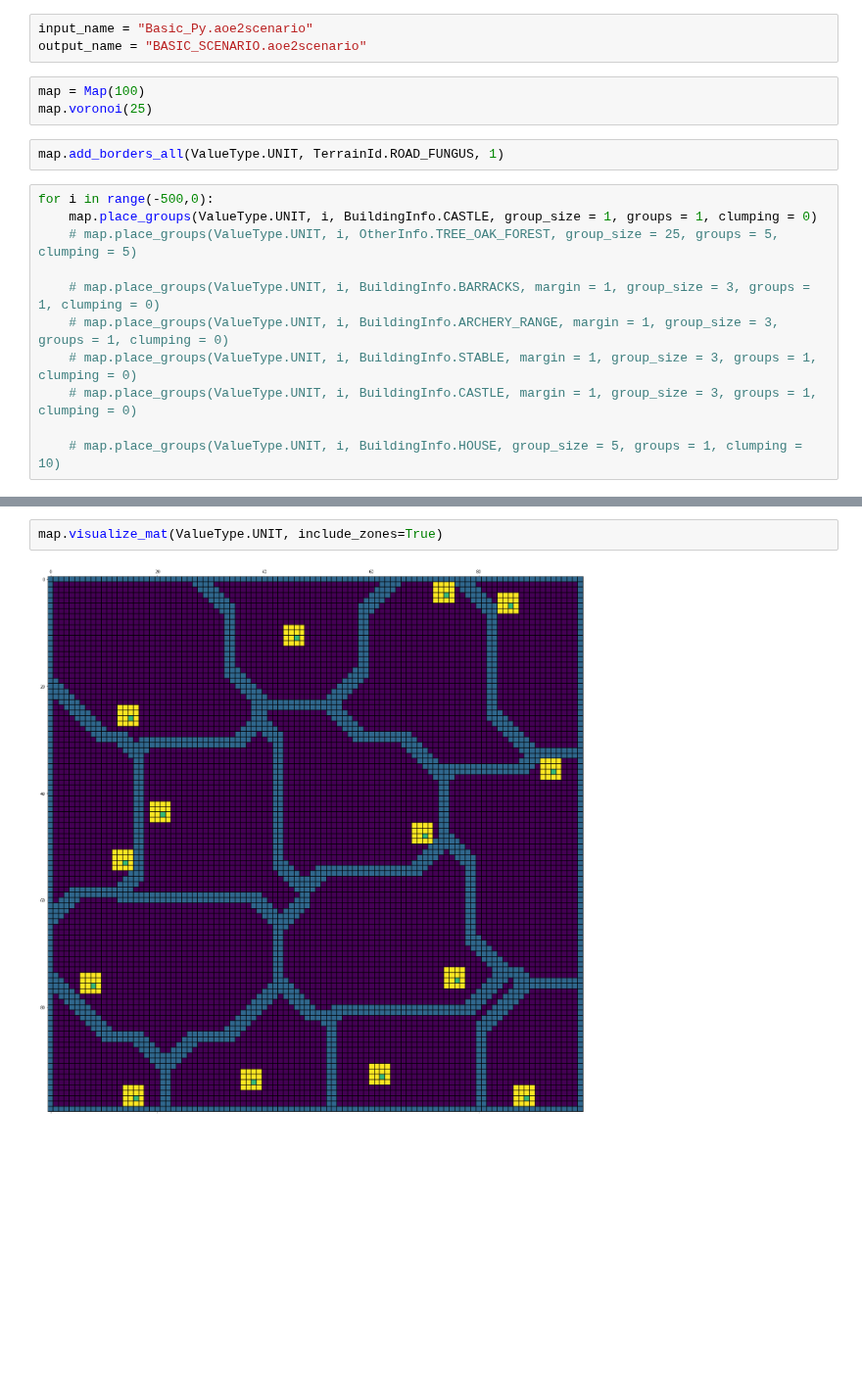
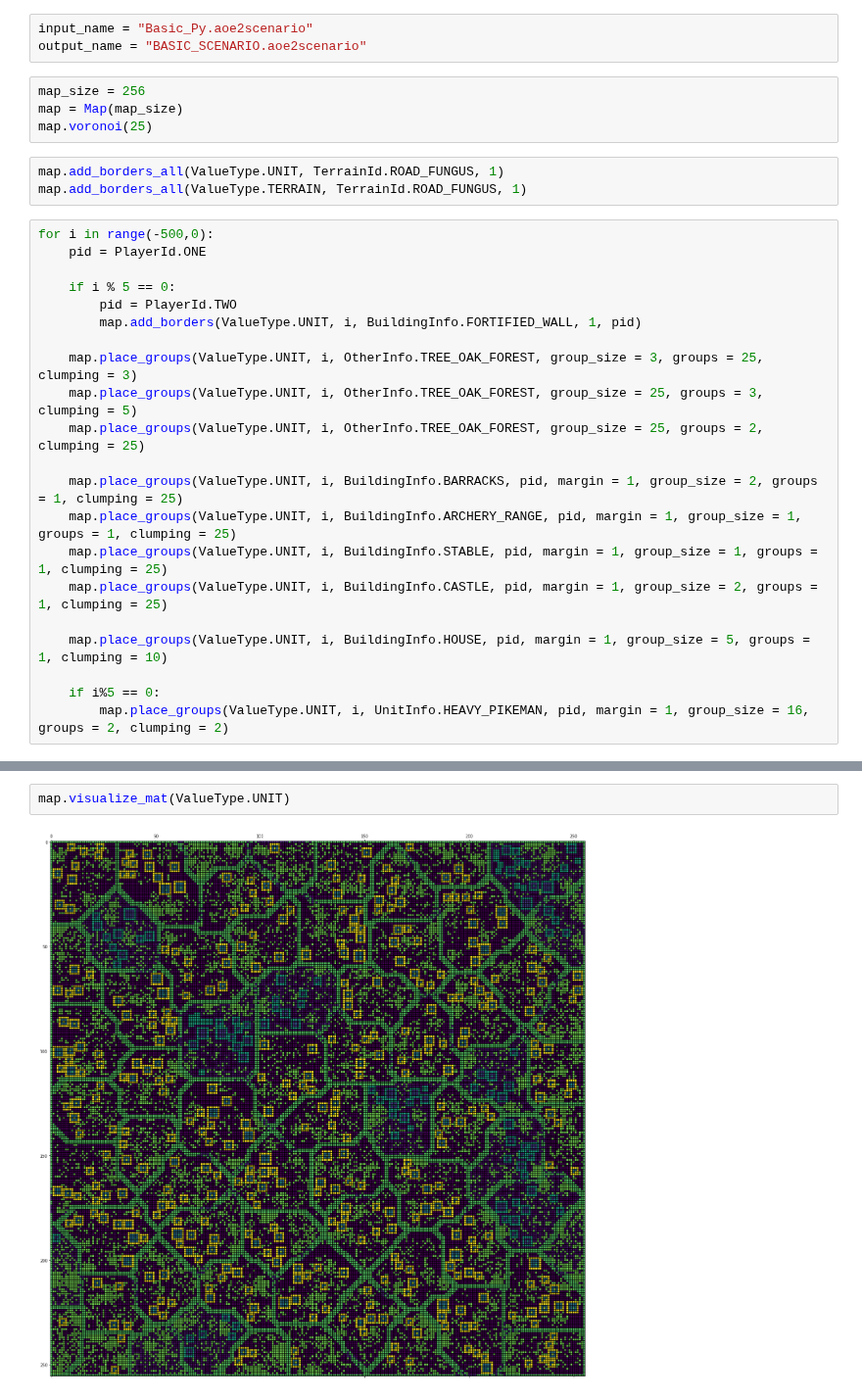
Before and after one commit to QuantumCreation/aoe2mapgenerator, a Jupyter notebook: maingenerator.ipynb, the cells around one changed output, grey strips where cells are left out. Shown at 98% size. Cells and saved outputs as stored; diff of their text form; blank space fills up the shorter version.

```diff
--- a/maingenerator.ipynb
+++ b/maingenerator.ipynb
@@ -11,18 +11,30 @@ from scenario.scenario import Scenario
 input_name = "Basic_Py.aoe2scenario"
 output_name = "BASIC_SCENARIO.aoe2scenario"
 # %%
-map = Map(100)
+map_size = 256
+map = Map(map_size)
 map.voronoi(25)
 # %%
 map.add_borders_all(ValueType.UNIT, TerrainId.ROAD_FUNGUS, 1)
+map.add_borders_all(ValueType.TERRAIN, TerrainId.ROAD_FUNGUS, 1)
 # %%
 for i in range(-500,0):
-    map.place_groups(ValueType.UNIT, i, BuildingInfo.CASTLE, group_size = 1, groups = 1, clumping = 0)
-    # map.place_groups(ValueType.UNIT, i, OtherInfo.TREE_OAK_FOREST, group_size = 25, groups = 5, clumping = 5)
+    pid = PlayerId.ONE
 
-    # map.place_groups(ValueType.UNIT, i, BuildingInfo.BARRACKS, margin = 1, group_size = 3, groups = 1, clumping = 0)
-    # map.place_groups(ValueType.UNIT, i, BuildingInfo.ARCHERY_RANGE, margin = 1, group_size = 3, groups = 1, clumping = 0)
-    # map.place_groups(ValueType.UNIT, i, BuildingInfo.STABLE, margin = 1, group_size = 3, groups = 1, clumping = 0)
-    # map.place_groups(ValueType.UNIT, i, BuildingInfo.CASTLE, margin = 1, group_size = 3, groups = 1, clumping = 0)
+    if i % 5 == 0:
+        pid = PlayerId.TWO
+        map.add_borders(ValueType.UNIT, i, BuildingInfo.FORTIFIED_WALL, 1, pid)
 
-    # map.place_groups(ValueType.UNIT, i, BuildingInfo.HOUSE, group_size = 5, groups = 1, clumping = 10)
+    map.place_groups(ValueType.UNIT, i, OtherInfo.TREE_OAK_FOREST, group_size = 3, groups = 25, clumping = 3)
+    map.place_groups(ValueType.UNIT, i, OtherInfo.TREE_OAK_FOREST, group_size = 25, groups = 3, clumping = 5)
+    map.place_groups(ValueType.UNIT, i, OtherInfo.TREE_OAK_FOREST, group_size = 25, groups = 2, clumping = 25)
+
+    map.place_groups(ValueType.UNIT, i, BuildingInfo.BARRACKS, pid, margin = 1, group_size = 2, groups = 1, clumping = 25)
+    map.place_groups(ValueType.UNIT, i, BuildingInfo.ARCHERY_RANGE, pid, margin = 1, group_size = 1, groups = 1, clumping = 25)
+    map.place_groups(ValueType.UNIT, i, BuildingInfo.STABLE, pid, margin = 1, group_size = 1, groups = 1, clumping = 25)
+    map.place_groups(ValueType.UNIT, i, BuildingInfo.CASTLE, pid, margin = 1, group_size = 2, groups = 1, clumping = 25)
+
+    map.place_groups(ValueType.UNIT, i, BuildingInfo.HOUSE, pid, margin = 1, group_size = 5, groups = 1, clumping = 10)
+
+    if i%5 == 0:
+        map.place_groups(ValueType.UNIT, i, UnitInfo.HEAVY_PIKEMAN, pid, margin = 1, group_size = 16, groups = 2, clumping = 2)
@@ -29,4 +43,4 @@ for i in range(-500,0):
 # %%
-map.visualize_mat(ValueType.UNIT, include_zones=True)
+map.visualize_mat(ValueType.UNIT)
 # %% [output]
-[figure, old version]
+[figure, new version]
```
Also changed, not shown: parts of 9 cells of this notebook, 5 other files.
